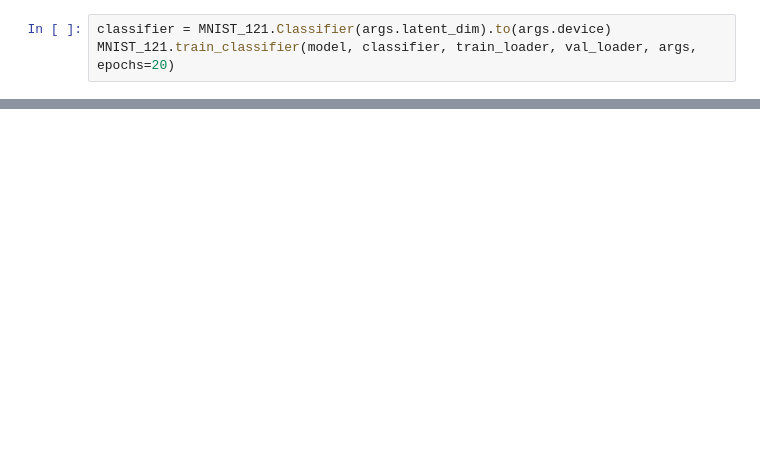
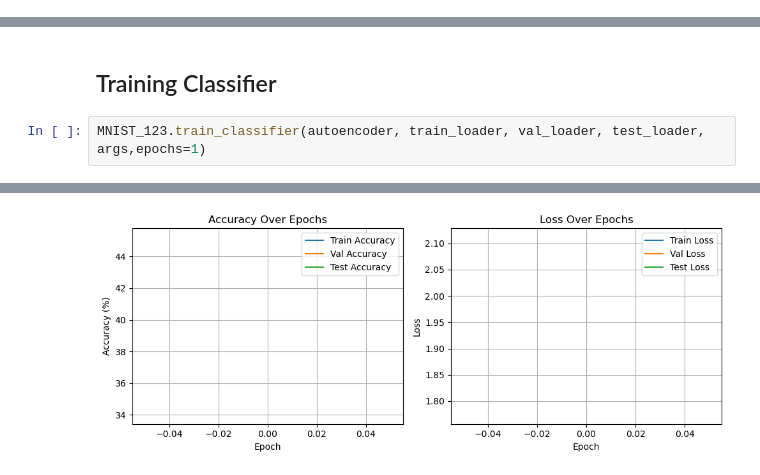
Before and after one commit to nikolro/Autoencoders-CIFAR10-MNIST, a Jupyter notebook: MNIST-123/MNIST_123.ipynb, the cells around one changed output, grey strips where cells are left out. Cells and saved outputs as stored; diff of their text form; blank space fills up the shorter version.

```diff
--- a/MNIST-123/MNIST_123.ipynb
+++ b/MNIST-123/MNIST_123.ipynb
@@ -131,3 +127,0 @@ plt.show()
-# %%
-classifier = MNIST_121.Classifier(args.latent_dim).to(args.device)
-MNIST_121.train_classifier(model, classifier, train_loader, val_loader, args, epochs=20)
@@ -154,0 +128,5 @@ Epoch [20/20], Train Loss: 0.0817, Train Acc: 97.32%, Val Acc: 97.42%
+# %% [markdown]
+## Training Classifier
+# %%
+MNIST_123.train_classifier(autoencoder, train_loader, val_loader, test_loader, args,epochs=1)
+# %% [output]
@@ -154,0 +134 @@ Epoch [20/20], Train Loss: 0.0817, Train Acc: 97.32%, Val Acc: 97.42%
+[figure, added]
```
Also changed, not shown: parts of 20 cells of this notebook, 33 other files.
